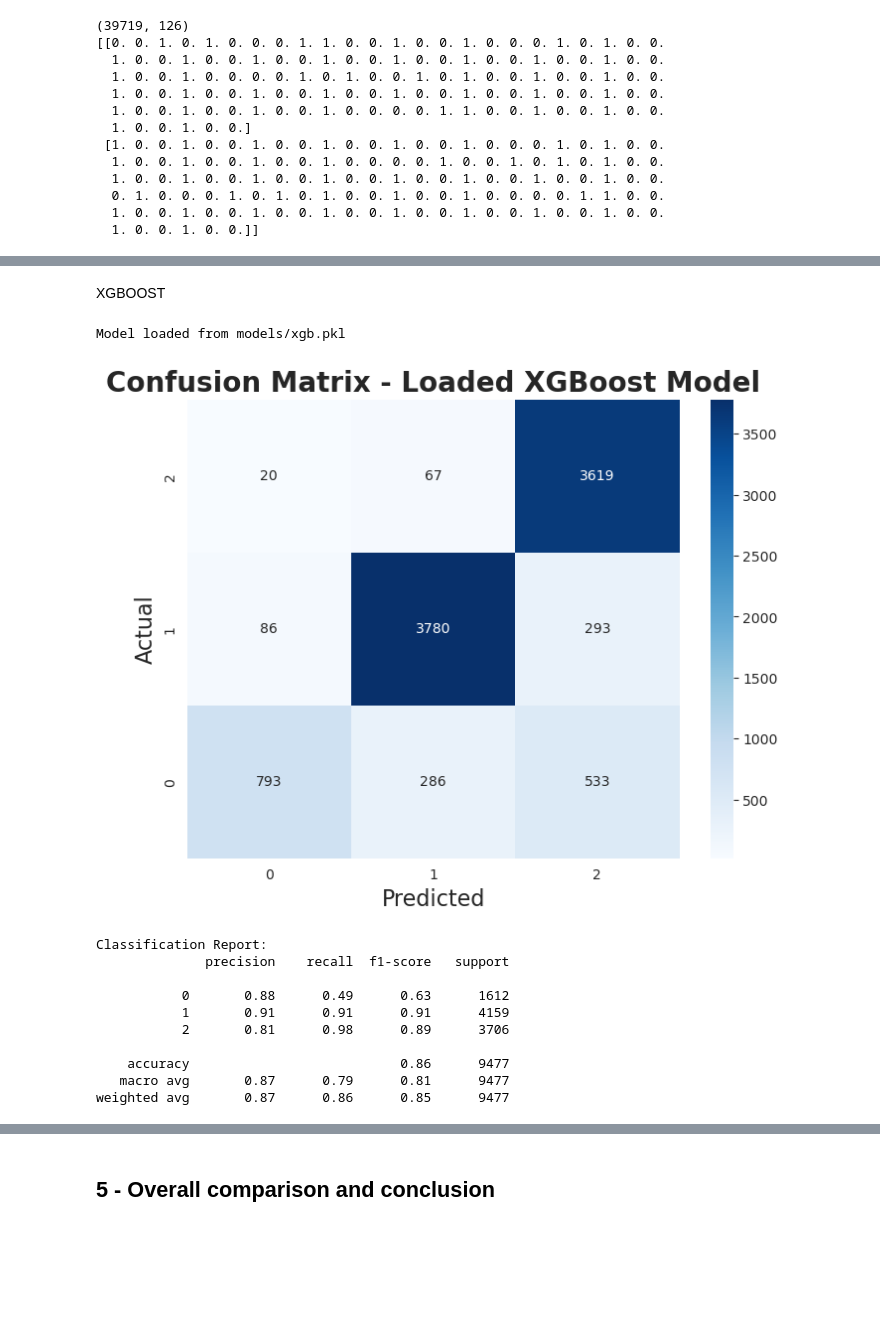
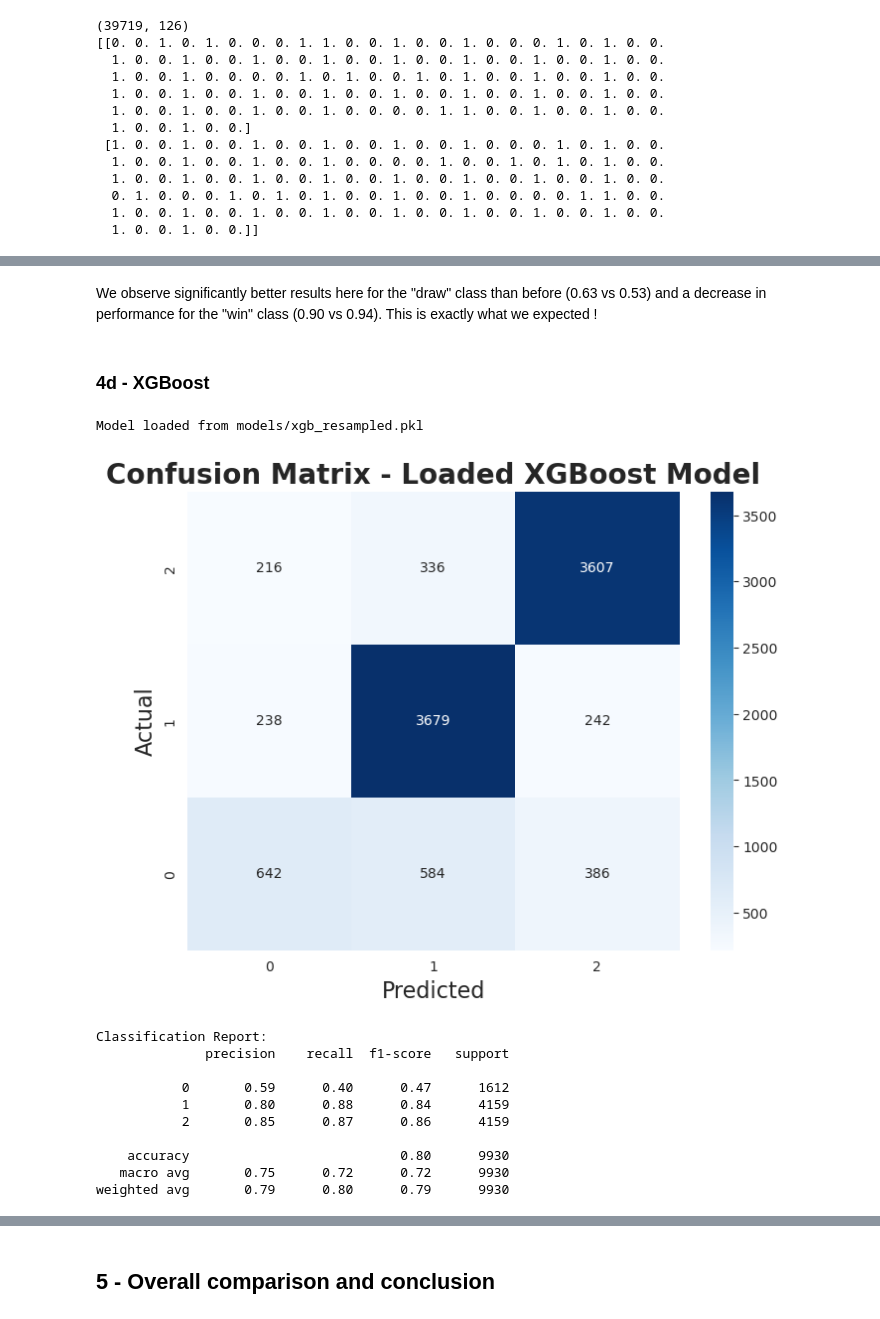
Before and after one commit to ali-hou-supaero/ML_Connect4_Project, a Jupyter notebook: project.ipynb, the cells around one changed output, grey strips where cells are left out. Drawn from its saved outputs; the diff is of its cells as text; code cells hidden in the pictures; blank space fills up the shorter version.

```diff
--- a/project.ipynb
+++ b/project.ipynb
@@ -521,7 +525,7 @@ if choice == 'train':
     }
 
     # Initialize the classifier
-    xgb = XGBClassifier(use_label_encoder=False, eval_metric='mlogloss', random_state=42)
+    xgb = XGBClassifier(eval_metric='mlogloss', random_state=42)
 
     # Initialize GridSearchCV for XGBoost
     grid_search_xgb = GridSearchCV(estimator=xgb, param_grid=param_grid_xgb, cv=5, n_jobs=-1, verbose=3)
@@ -766,6 +773,6 @@ SVM
 # %%
-choice = input("Do you want to train the SVM model or load it? (type 'train' or 'load'): ").strip().lower()
-model_name = input("Enter SVM model filename to create or load (e.g., svm.pkl): ").strip()
+choice = input("Do you want to train the SVM model RESAMPLED or load it? (type 'train' or 'load'): ").strip().lower()
+model_name = input("Enter SVM model filename to create or load (e.g., svm_resampled.pkl): ").strip()
 
 model_path = os.path.join("models", model_name)
 
@@ -775,10 +782,12 @@ if choice == 'train':
 
     # Define the parameter grid for SVM
     param_grid_svm = {
-        # 'C': [0.1, 1.0, 10.0],  # Regularization parameter
-        # 'kernel': ['rbf', 'poly', 'sigmoid']
+
+        # Regularization strength. Lower values allow more misclassification (softer margin), higher values enforce stricter separation.
         'C': [10.0],
-        'kernel': ['poly']
+
+        # Kernel type. 'rbf' captures non-linear patterns well; 'poly' can model interactions but is sensitive to degree.
+        'kernel': ['poly'],
     }
 
     # Initialize the classifier
@@ -843,3 +841,5 @@ weighted avg       0.79      0.79      0.79      9930
-# %% [markdown]
-XGBOOST
+# %% [markdown]
+We observe significantly better results here for the "draw" class than before (0.63 vs 0.53) and a decrease in performance for the "win" class (0.90 vs 0.94). This is exactly what we expected !
+# %% [markdown]
+### 4d - XGBoost
 # %%
@@ -850,8 +848,8 @@ le = LabelEncoder()
 y_train_encoded = le.fit_transform(y_train)
 y_test_encoded = le.transform(y_test)
 # %%
-choice = input("Do you want to train the XGBoost model or load it? (type 'train' or 'load'): ").strip().lower()
-model_name = input("Enter XGBoost model filename to create or load (e.g., xgb.pkl): ").strip()
+choice = input("Do you want to train the XGBoost model RESAMPLED or load it? (type 'train' or 'load'): ").strip().lower()
+model_name = input("Enter XGBoost model filename to create or load (e.g., xgb_resampled.pkl): ").strip()
 
 model_path = os.path.join("models", model_name)
 
@@ -861,18 +859,18 @@ if choice == 'train':
 
     # Define the parameter grid for XGBoost
     param_grid_xgb = {
-    'n_estimators': [100, 200, 300],
-    'learning_rate': [0.05, 0.1],
-    'max_depth': [4, 6, 8],
-    'subsample': [0.8, 1.0],
-    'colsample_bytree': [0.8, 1.0],
-    'gamma': [0, 0.1],
-    'reg_alpha': [0, 0.1],
-    'reg_lambda': [1, 5]
+        # Number of boosting rounds (trees). More trees can improve performance but increase training time and risk overfitting.
+        'n_estimators': [300],
+
+        # Step size shrinkage used in update to prevent overfitting. Lower values require more trees but can improve generalization.
+        'learning_rate': [0.1],
+
+        # Maximum depth of each tree. Controls model complexity. Deeper trees capture more interactions but may overfit.
+        'max_depth': [8],
     }
 
     # Initialize the classifier
-    xgb = XGBClassifier(use_label_encoder=False, eval_metric='mlogloss', random_state=42)
+    xgb = XGBClassifier(eval_metric='mlogloss', random_state=42)
 
     # Initialize GridSearchCV for XGBoost
     grid_search_xgb = GridSearchCV(estimator=xgb, param_grid=param_grid_xgb, cv=5, n_jobs=-1, verbose=3)
@@ -880,42 +878,42 @@ if choice == 'train':
     # Perform grid search for XGBoost
     grid_search_xgb.fit(X_train, y_train_encoded)
     print("########### Training complete ###########")
 
     # Save or overwrite
     joblib.dump(grid_search_xgb.best_estimator_, model_path)
     print(f"Model saved to {model_path}\n")
 
     print(f"Best parameters for XGBoost: {grid_search_xgb.best_params_}")
     print(f"Best score for XGBoost: {grid_search_xgb.best_score_}")
 
     # Evaluate the best XGBoost model on the test set
     best_xgb = grid_search_xgb.best_estimator_
     y_pred_xgb = best_xgb.predict(X_test)
 
     performance_display(y_test_encoded, y_pred_xgb, "XGBoost")
 
 elif choice == 'load':
     if os.path.exists(model_path):
         model = joblib.load(model_path)
         print(f"Model loaded from {model_path}")
         y_pred_xgb = model.predict(X_test)
         performance_display(y_test_encoded, y_pred_xgb, "Loaded XGBoost Model")
 
     else:
         print(f"No model found at {model_path}. Please train it first.")
 
 else:
     print("Invalid choice. Please type 'train' or 'load'.")
 # %% [output]
-Model loaded from models/xgb.pkl
+Model loaded from models/xgb_resampled.pkl
-[figure, old version]
+[figure, new version]
 Classification Report:
               precision    recall  f1-score   support
 
-           0       0.88      0.49      0.63      1612
-           1       0.91      0.91      0.91      4159
-           2       0.81      0.98      0.89      3706
+           0       0.59      0.40      0.47      1612
+           1       0.80      0.88      0.84      4159
+           2       0.85      0.87      0.86      4159
 
-    accuracy                           0.86      9477
-   macro avg       0.87      0.79      0.81      9477
-weighted avg       0.87      0.86      0.85      9477
+    accuracy                           0.80      9930
+   macro avg       0.75      0.72      0.72      9930
+weighted avg       0.79      0.80      0.79      9930
```
Also changed, not shown: parts of 25 cells of this notebook, 6 other files.
